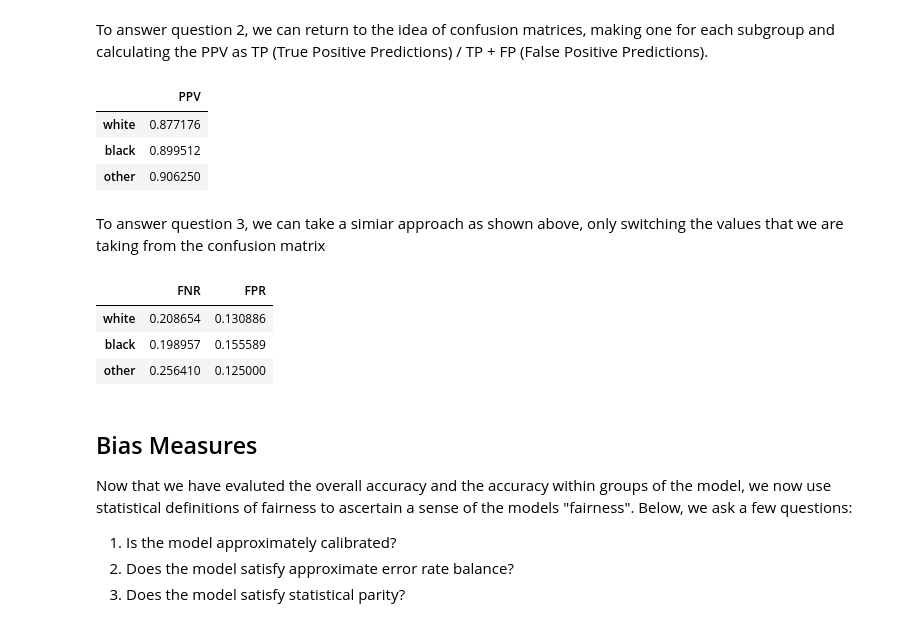
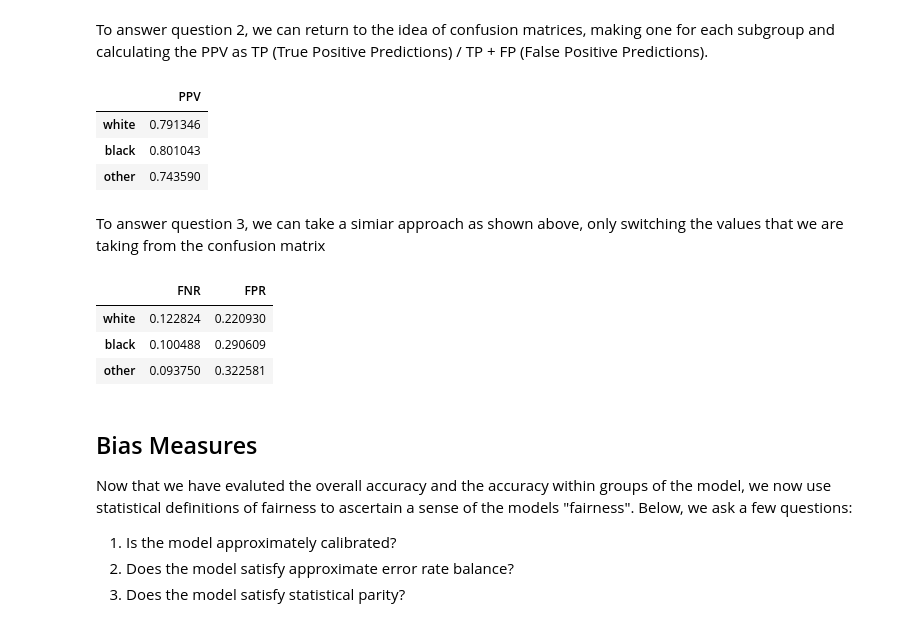
Before and after one commit to CameronHudson813/CameronHudson813.github.io, a Jupyter notebook: posts/Auditing Bias/index.ipynb, the cells around one changed output. Cells and saved outputs as stored; diff of their text form; code cells hidden in the pictures.

```diff
--- a/posts/Auditing Bias/index.ipynb
+++ b/posts/Auditing Bias/index.ipynb
@@ -164,7 +164,7 @@ from sklearn.svm import SVC
 from sklearn.pipeline import make_pipeline
 from sklearn.preprocessing import StandardScaler
 
-model = make_pipeline(StandardScaler(), SVC(C=10))
+model = make_pipeline(StandardScaler(), SVC(C=10, probability=True))
 model.fit(X_train, y_train)
 
 y_hat = model.predict(X_test)
@@ -261,46 +265,46 @@ white_confusion_array = confusion_matrix((y_test[group_test == 1]), y_hat[group_
 black_confusion_array = confusion_matrix((y_test[group_test == 2]), y_hat[group_test == 2])
 other_confusion_array = confusion_matrix((y_test[group_test == 3]), y_hat[group_test == 3])
 
-white_PPV = white_confusion_array[0][0] / (white_confusion_array[0][0] + white_confusion_array[1][0])
-black_PPV = black_confusion_array[0][0] / (black_confusion_array[0][0] + black_confusion_array[1][0])
-other_PPV = other_confusion_array[0][0] / (other_confusion_array[0][0] + other_confusion_array[1][0])
+white_PPV = white_confusion_array[0][0] / (white_confusion_array[0][0] + white_confusion_array[0][1])
+black_PPV = black_confusion_array[0][0] / (black_confusion_array[0][0] + black_confusion_array[0][1])
+other_PPV = other_confusion_array[0][0] / (other_confusion_array[0][0] + other_confusion_array[0][1])
 
 group_PPV = pd.Series({"white": white_PPV,"black": black_PPV, "other": other_PPV})
 group_PPV_df = pd.DataFrame(group_PPV, columns=["PPV"])
 group_PPV_df
 # %% [output]
 |  | PPV |
-| white | 0.877176 |
-| black | 0.899512 |
-| other | 0.906250 |
+| white | 0.791346 |
+| black | 0.801043 |
+| other | 0.743590 |
 # %% [markdown]
 To answer question 3, we can take a simiar approach as shown above, only switching the values that we are taking from the confusion matrix
 # %%
 white_confusion_array = confusion_matrix((y_test[group_test == 1]), y_hat[group_test == 1])
 black_confusion_array = confusion_matrix((y_test[group_test == 2]), y_hat[group_test == 2])
 other_confusion_array = confusion_matrix((y_test[group_test == 3]), y_hat[group_test == 3])
 
-white_FNR = white_confusion_array[0][1] / (white_confusion_array[0][1] + white_confusion_array[0][0])
-white_FPR = white_confusion_array[1][0] / (white_confusion_array[1][0] + white_confusion_array[1][1])
+white_FNR = white_confusion_array[1][0] / (white_confusion_array[0][0] + white_confusion_array[1][0])
+white_FPR = white_confusion_array[0][1] / (white_confusion_array[0][1] + white_confusion_array[1][1])
 
-black_FNR = black_confusion_array[0][1] / (black_confusion_array[0][1] + black_confusion_array[0][0])
-black_FPR = black_confusion_array[1][0] / (black_confusion_array[1][0] + black_confusion_array[1][1])
+black_FNR = black_confusion_array[1][0] / (black_confusion_array[0][0] + black_confusion_array[1][0])
+black_FPR = black_confusion_array[0][1] / (black_confusion_array[0][1] + black_confusion_array[1][1])
 
-other_FNR = other_confusion_array[0][1] / (other_confusion_array[0][1] + other_confusion_array[0][0])
-other_FPR = other_confusion_array[1][0] / (other_confusion_array[1][0] + other_confusion_array[1][1])
+other_FNR = other_confusion_array[1][0] / (other_confusion_array[0][0] + other_confusion_array[1][0])
+other_FPR = other_confusion_array[0][1] / (other_confusion_array[0][1] + other_confusion_array[1][1])
 
 group_FNR = pd.Series({"white": white_FNR,"black": black_FNR, "other": other_FNR})
 group_FPR = pd.Series({"white": white_FPR,"black": black_FPR, "other": other_FPR})
 
 
 
 group_FPR_FNR_df = pd.DataFrame({"FNR": group_FNR, "FPR": group_FPR})
 group_FPR_FNR_df
 # %% [output]
 |  | FNR | FPR |
-| white | 0.208654 | 0.130886 |
-| black | 0.198957 | 0.155589 |
-| other | 0.256410 | 0.125000 |
+| white | 0.122824 | 0.220930 |
+| black | 0.100488 | 0.290609 |
+| other | 0.093750 | 0.322581 |
 # %% [markdown]
 ## Bias Measures
 
```
Also changed, not shown: parts of 20 cells of this notebook, 7 other files.
